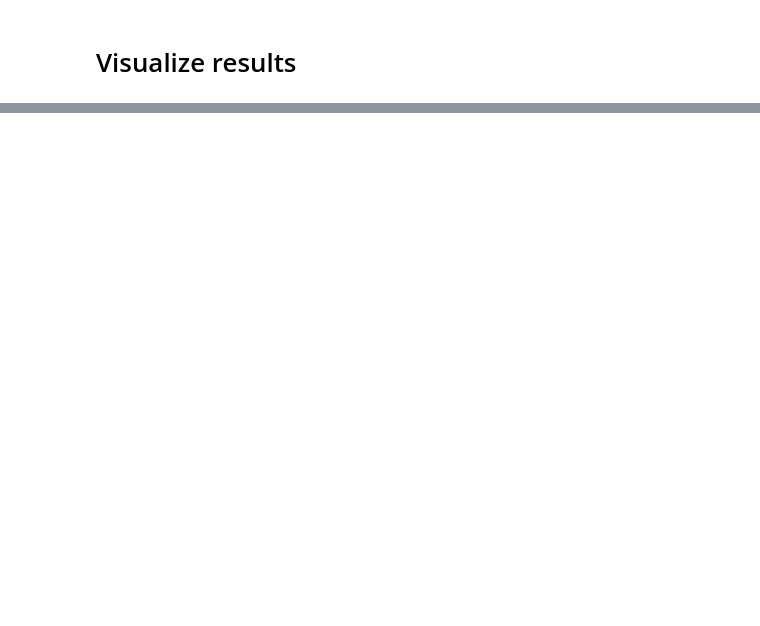
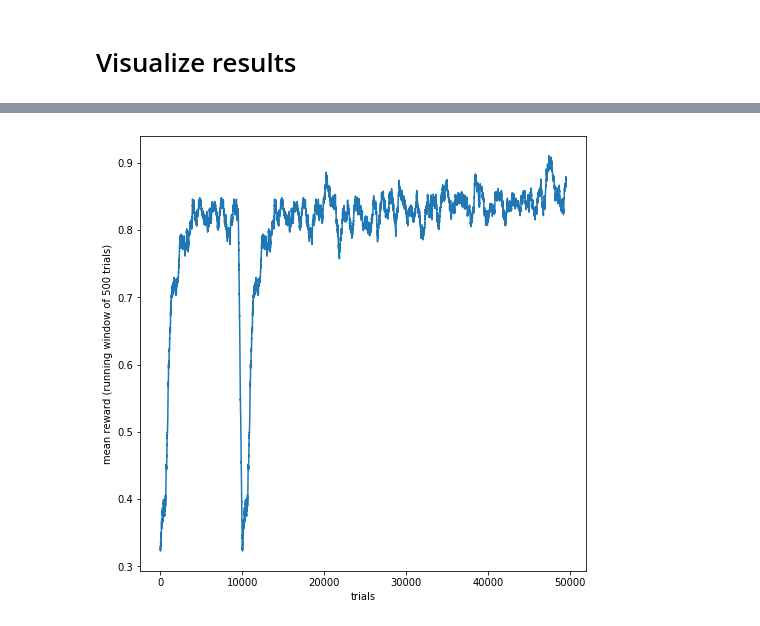
Before and after one commit to neurogym/neurogym, a Jupyter notebook: examples/demo.ipynb, the cells around one changed output, grey strips where cells are left out. Drawn from its saved outputs; the diff is of its cells as text; code cells hidden in the pictures; blank space fills up the shorter version.

```diff
--- a/examples/demo.ipynb
+++ b/examples/demo.ipynb
@@ -201,0 +262,5 @@ data = ngym.utils.plot_env(env, num_steps_env=200, model=model, fig_kwargs=)
+# %%
+from neurogym.utils import plotting
+plotting.plot_rew_across_training('/content/tests/')
+# %% [output]
+[figure, added]
```
Also changed, not shown: parts of 10 cells of this notebook.
